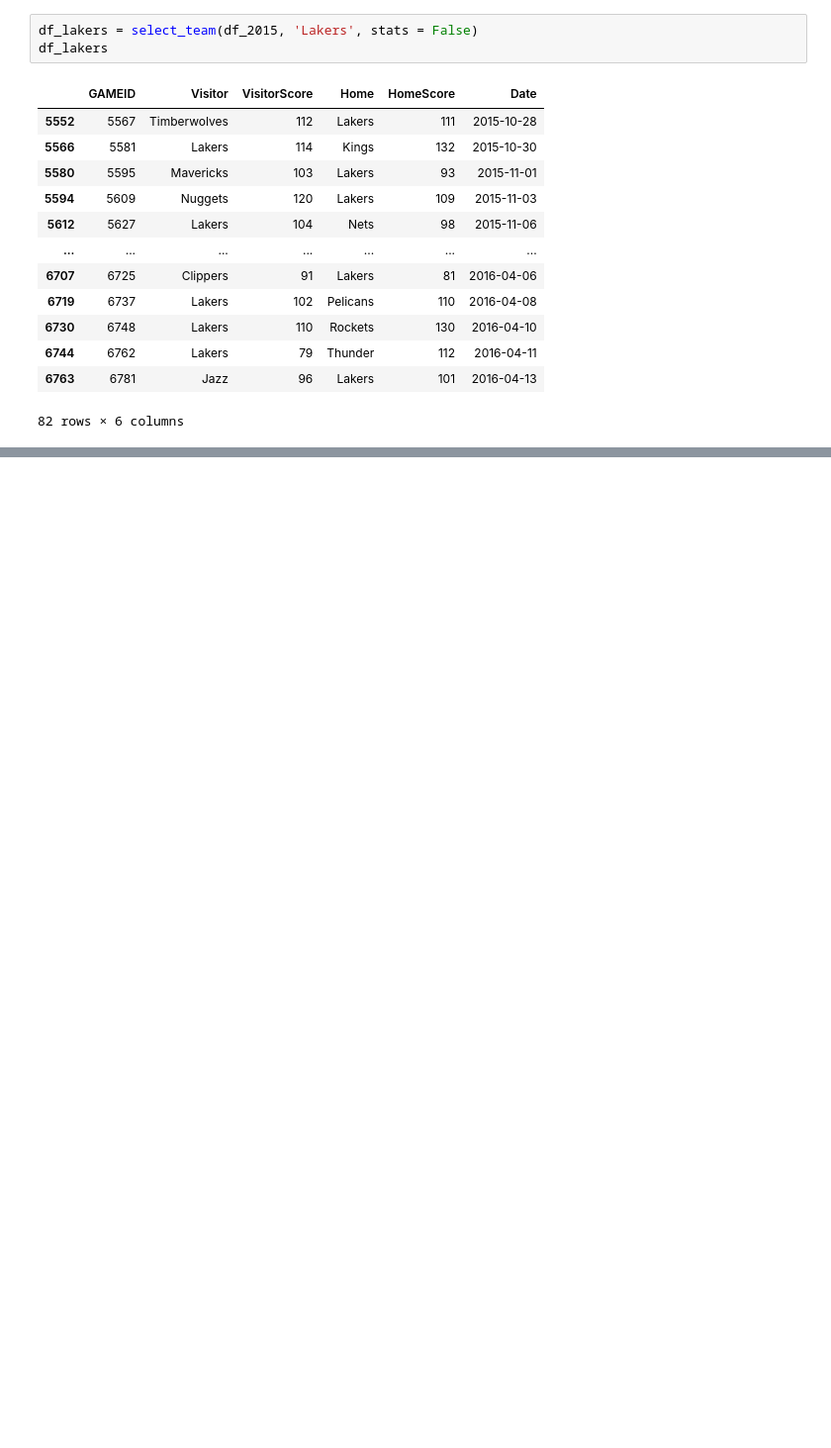
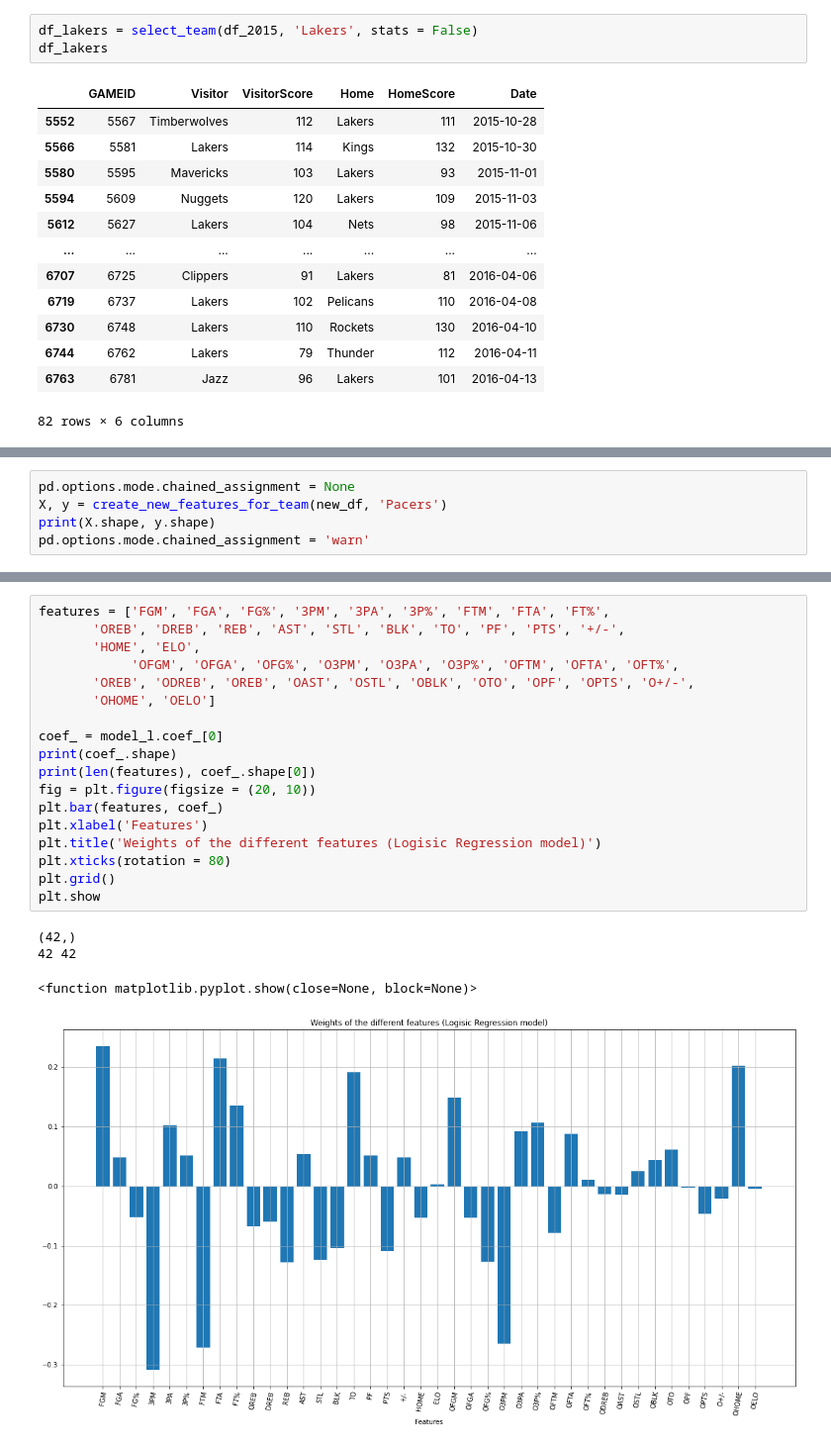
Before and after one commit to haroldpop/NBA_Project, a Jupyter notebook: Script/UsefulFunctionsForCSV.ipynb, the cells around one changed output, grey strips where cells are left out. Shown: that part at 99% size. Cells and saved outputs as stored; diff of their text form; blank space fills up the shorter version.

```diff
--- a/Script/UsefulFunctionsForCSV.ipynb
+++ b/Script/UsefulFunctionsForCSV.ipynb
@@ -139,0 +735,5 @@ df_team_lakers
+# %%
+pd.options.mode.chained_assignment = None
+X, y = create_new_features_for_team(new_df, 'Pacers')
+print(X.shape, y.shape)
+pd.options.mode.chained_assignment = 'warn'
@@ -139,0 +845,23 @@ df_team_lakers
+# %%
+features = ['FGM', 'FGA', 'FG%', '3PM', '3PA', '3P%', 'FTM', 'FTA', 'FT%',
+       'OREB', 'DREB', 'REB', 'AST', 'STL', 'BLK', 'TO', 'PF', 'PTS', '+/-',
+       'HOME', 'ELO',
+            'OFGM', 'OFGA', 'OFG%', 'O3PM', 'O3PA', 'O3P%', 'OFTM', 'OFTA', 'OFT%',
+       'OREB', 'ODREB', 'OREB', 'OAST', 'OSTL', 'OBLK', 'OTO', 'OPF', 'OPTS', 'O+/-',
+       'OHOME', 'OELO']
+
+coef_ = model_l.coef_[0]
+print(coef_.shape)
+print(len(features), coef_.shape[0])
+fig = plt.figure(figsize = (20, 10))
+plt.bar(features, coef_)
+plt.xlabel('Features')
+plt.title('Weights of the different features (Logisic Regression model)')
+plt.xticks(rotation = 80)
+plt.grid()
+plt.show
+# %% [output]
+(42,)
+42 42
+<function matplotlib.pyplot.show(close=None, block=None)>
+[figure, added]
```
Also changed, not shown: parts of 46 cells of this notebook.
